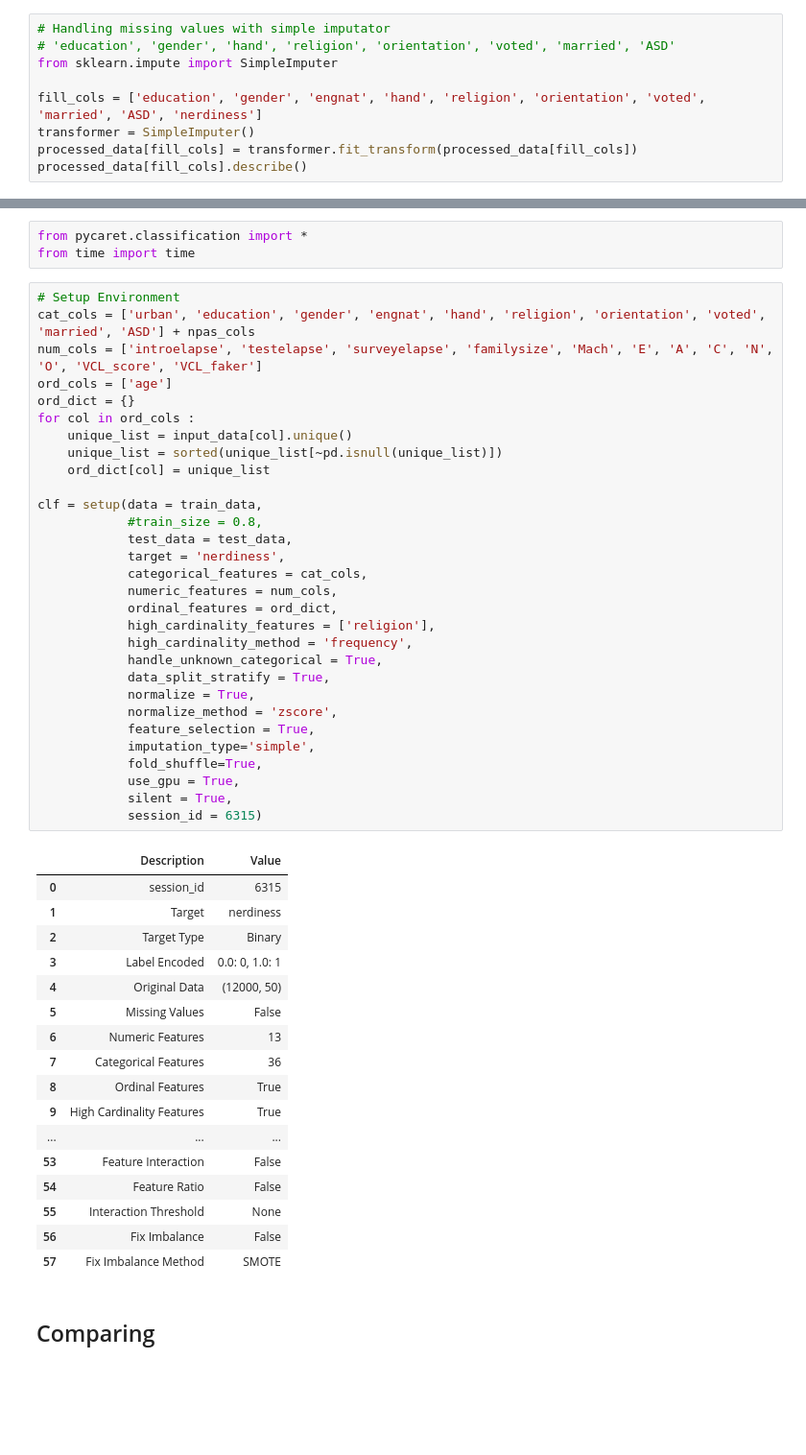
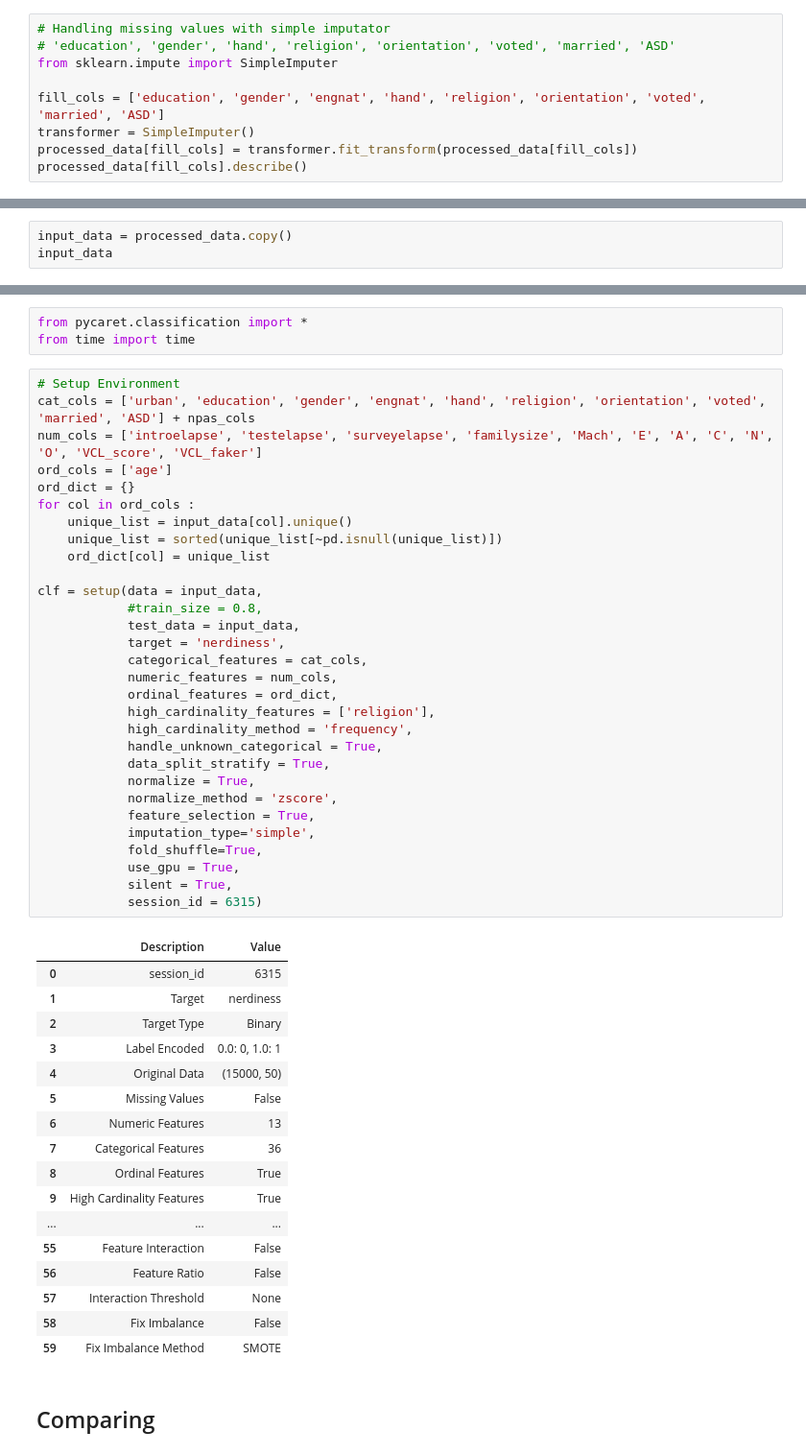
Before and after one commit to Bae-hong-seob/Dacon-SWuniversity-competition, a Jupyter notebook: Dolphin/base_pycaret.ipynb, the cells around one changed output, grey strips where cells are left out. Shown at 96% size. Drawn from its saved outputs; the diff is of its cells as text; blank space fills up the shorter version.

```diff
--- a/Dolphin/base_pycaret.ipynb
+++ b/Dolphin/base_pycaret.ipynb
@@ -138,7 +138,7 @@ processed_data = data.drop(['index', 'country'], axis=1).copy()
 # 'education', 'gender', 'hand', 'religion', 'orientation', 'voted', 'married', 'ASD'
 from sklearn.impute import SimpleImputer
 
-fill_cols = ['education', 'gender', 'engnat', 'hand', 'religion', 'orientation', 'voted', 'married', 'ASD', 'nerdiness']
+fill_cols = ['education', 'gender', 'engnat', 'hand', 'religion', 'orientation', 'voted', 'married', 'ASD']
 transformer = SimpleImputer()
 processed_data[fill_cols] = transformer.fit_transform(processed_data[fill_cols])
 processed_data[fill_cols].describe()
@@ -387,3 +393,6 @@ train_X, test_X, train_y, test_y = train_test_split(
 
 train_data = pd.concat([train_X, train_y], axis=1).reset_index(drop=True)
 test_data = pd.concat([test_X, test_y], axis=1).reset_index(drop=True)
+# %%
+input_data = processed_data.copy()
+input_data
@@ -401,47 +424,47 @@ num_cols = ['introelapse', 'testelapse', 'surveyelapse', 'familysize', 'Mach', '
 ord_cols = ['age']
 ord_dict = {}
 for col in ord_cols :
     unique_list = input_data[col].unique()
     unique_list = sorted(unique_list[~pd.isnull(unique_list)])
     ord_dict[col] = unique_list
 
-clf = setup(data = train_data,
+clf = setup(data = input_data,
             #train_size = 0.8,
-            test_data = test_data,
+            test_data = input_data,
             target = 'nerdiness',
             categorical_features = cat_cols,
             numeric_features = num_cols,
             ordinal_features = ord_dict,
             high_cardinality_features = ['religion'],
             high_cardinality_method = 'frequency',
             handle_unknown_categorical = True,
             data_split_stratify = True,
             normalize = True,
             normalize_method = 'zscore',
             feature_selection = True,
             imputation_type='simple',
             fold_shuffle=True,
             use_gpu = True,
             silent = True,
             session_id = 6315)
 # %% [output]
 |  | Description | Value |
 | 0 | session_id | 6315 |
 | 1 | Target | nerdiness |
 | 2 | Target Type | Binary |
 | 3 | Label Encoded | 0.0: 0, 1.0: 1 |
-| 4 | Original Data | (12000, 50) |
+| 4 | Original Data | (15000, 50) |
 | 5 | Missing Values | False |
 | 6 | Numeric Features | 13 |
 | 7 | Categorical Features | 36 |
 | 8 | Ordinal Features | True |
 | 9 | High Cardinality Features | True |
 | ... | ... | ... |
-| 53 | Feature Interaction | False |
-| 54 | Feature Ratio | False |
-| 55 | Interaction Threshold | None |
-| 56 | Fix Imbalance | False |
-| 57 | Fix Imbalance Method | SMOTE |
+| 55 | Feature Interaction | False |
+| 56 | Feature Ratio | False |
+| 57 | Interaction Threshold | None |
+| 58 | Fix Imbalance | False |
+| 59 | Fix Imbalance Method | SMOTE |
 # %% [markdown]
 ## Comparing
 # %%
```
Also changed, not shown: parts of 25 cells of this notebook, 3 other files.
